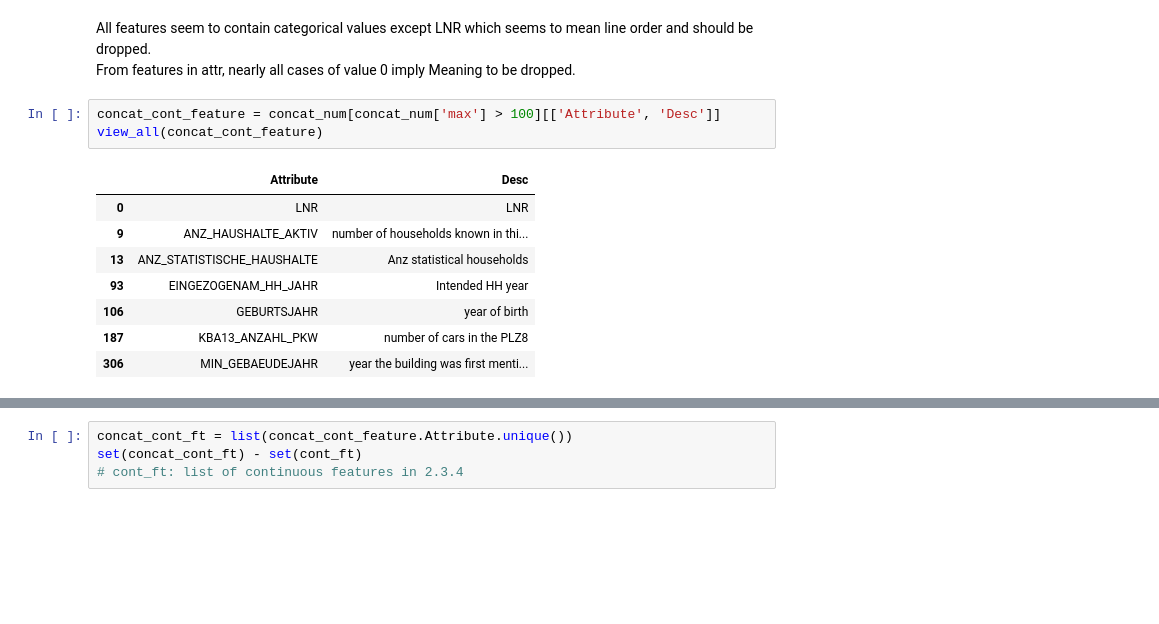
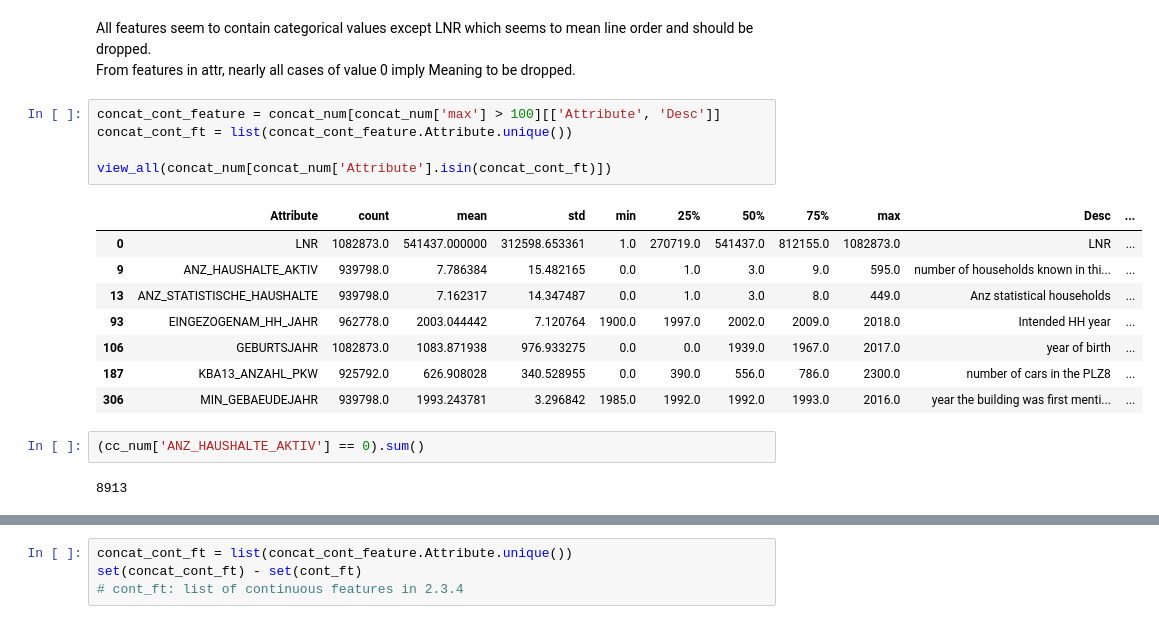
Before and after one commit to jaeyoun-chang/u_city_capstone, a Jupyter notebook: Arvato Project Workbook.ipynb, the cells around one changed output, grey strips where cells are left out. Cells and saved outputs as stored; diff of their text form; blank space fills up the shorter version.

```diff
--- a/Arvato Project Workbook.ipynb
+++ b/Arvato Project Workbook.ipynb
@@ -991,13 +990,19 @@ All features seem to contain categorical values except LNR which seems to mean l
 From features in attr, nearly all cases of value 0 imply Meaning to be dropped.
 # %%
 concat_cont_feature = concat_num[concat_num['max'] > 100][['Attribute', 'Desc']]
-view_all(concat_cont_feature)
+concat_cont_ft = list(concat_cont_feature.Attribute.unique())
+
+view_all(concat_num[concat_num['Attribute'].isin(concat_cont_ft)])
 # %% [output]
-|  | Attribute | Desc |
-| 0 | LNR | LNR |
-| 9 | ANZ_HAUSHALTE_AKTIV | number of households known in thi... |
-| 13 | ANZ_STATISTISCHE_HAUSHALTE | Anz statistical households |
-| 93 | EINGEZOGENAM_HH_JAHR | Intended HH year |
-| 106 | GEBURTSJAHR | year of birth |
-| 187 | KBA13_ANZAHL_PKW | number of cars in the PLZ8 |
-| 306 | MIN_GEBAEUDEJAHR | year the building was first menti... |
+|  | Attribute | count | mean | std | min | 25% | 50% | 75% | max | Desc | ... |
+| 0 | LNR | 1082873.0 | 541437.000000 | 312598.653361 | 1.0 | 270719.0 | 541437.0 | 812155.0 | 1082873.0 | LNR | ... |
+| 9 | ANZ_HAUSHALTE_AKTIV | 939798.0 | 7.786384 | 15.482165 | 0.0 | 1.0 | 3.0 | 9.0 | 595.0 | number of households known in thi... | ... |
+| 13 | ANZ_STATISTISCHE_HAUSHALTE | 939798.0 | 7.162317 | 14.347487 | 0.0 | 1.0 | 3.0 | 8.0 | 449.0 | Anz statistical households | ... |
+| 93 | EINGEZOGENAM_HH_JAHR | 962778.0 | 2003.044442 | 7.120764 | 1900.0 | 1997.0 | 2002.0 | 2009.0 | 2018.0 | Intended HH year | ... |
+| 106 | GEBURTSJAHR | 1082873.0 | 1083.871938 | 976.933275 | 0.0 | 0.0 | 1939.0 | 1967.0 | 2017.0 | year of birth | ... |
+| 187 | KBA13_ANZAHL_PKW | 925792.0 | 626.908028 | 340.528955 | 0.0 | 390.0 | 556.0 | 786.0 | 2300.0 | number of cars in the PLZ8 | ... |
+| 306 | MIN_GEBAEUDEJAHR | 939798.0 | 1993.243781 | 3.296842 | 1985.0 | 1992.0 | 1992.0 | 1993.0 | 2016.0 | year the building was first menti... | ... |
+# %%
+(cc_num['ANZ_HAUSHALTE_AKTIV'] == 0).sum()
+# %% [output]
+8913
```
Also changed, not shown: parts of 7 cells of this notebook.
